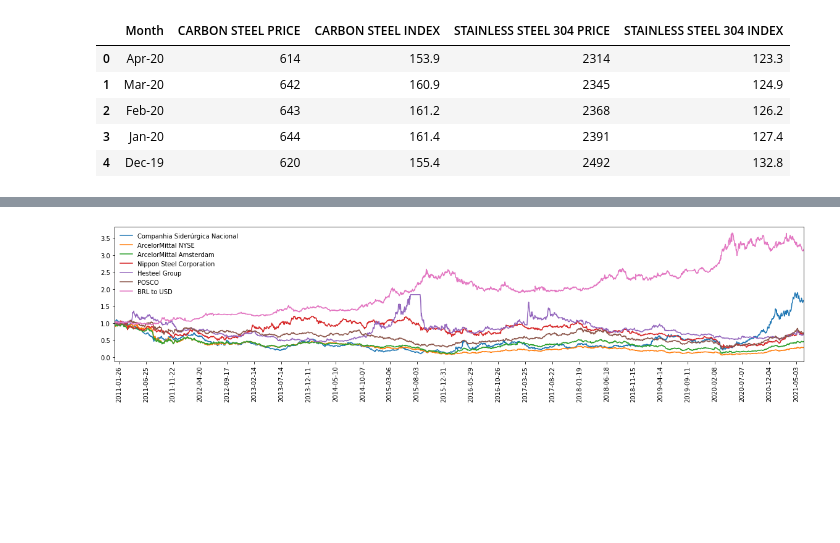
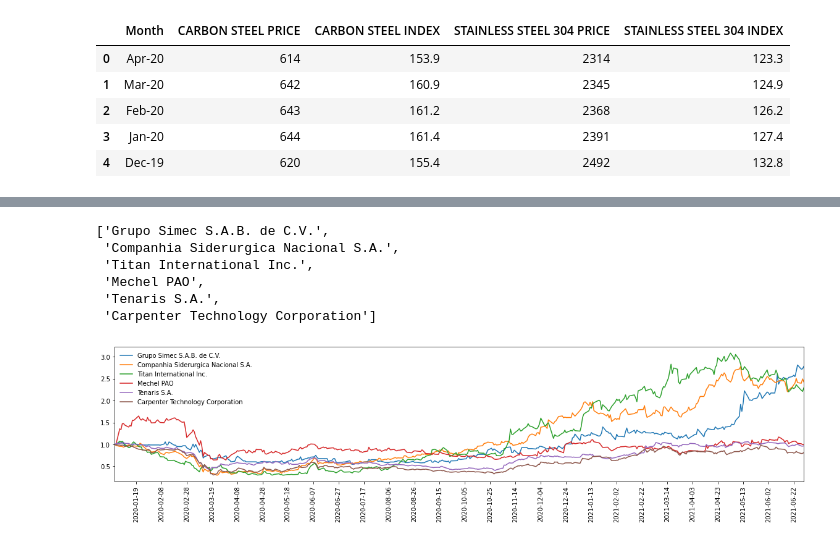
Before and after one commit to cafe-com-analytics/stock_market_index_daily_direction, a Jupyter notebook: notebooks/01_metallurical_sector_analysis.ipynb, the cells around one changed output, grey strips where cells are left out. Drawn from its saved outputs; the diff is of its cells as text; code cells hidden in the pictures; blank space fills up the shorter version.

```diff
--- a/notebooks/01_metallurical_sector_analysis.ipynb
+++ b/notebooks/01_metallurical_sector_analysis.ipynb
@@ -28,30 +39,3 @@ URL_STEEL_PROD = "https://worldsteelprices.com/"
-# %%
-def downloading_stocks_data(dct, start_date: str="2011-01-01", end_date: str="2022-01-01") -> pd.DataFrame:
-    """
-    Download the stocks daily information from tickers listed as keys of a dictionary, gets only "Close" price from
-    each day within start_date and end_date.
-
-    Args:
-        dct (dict): format {'ticker': {'name': name, etc}}
-        start_date (str, optional): [description]. Defaults to "2011-01-01".
-        end_date (str, optional): [description]. Defaults to "2022-01-01".
-
-    Returns:
-        pd.DataFrame: dataframe of close prices of each ticker.
-    """
-    df = yf.download(list(dct.keys())[0], start=start_date, end=end_date, show_errors=False)[["Close"]]
-    df.columns = [dct[list(dct.keys())[0]]["name"]]
-
-    for market_index in list(dct.keys())[1:]:
-        df_temp = yf.download(market_index, start=start_date, end=end_date)[["Close"]]
-        df_temp.columns = [dct[market_index]["name"]]
-        df = df.merge(df_temp, how='left', left_index=True, right_index=True)
-
-    df.dropna(how='all', axis=0, inplace=True)
-    df.fillna(method='ffill', inplace=True)
-    df.fillna(method='bfill', inplace=True)
-
-    return df
 # %% [markdown]
 # Aquisição dos dados
 
@@ -164,3 +124,3 @@ df
 # %%
-df_steel_nyse = downloading_stocks_data(dct_steel_nyse)
+df_steel_nyse = downloading_stocks_data(dct_steel_nyse, start_date=START_DATE, end_date=END_DATE)
 df_steel_nyse.head(10)
@@ -167,5 +158,6 @@ df_steel_nyse.head(10)
 # %%
-df_return_in_period = df.copy()
+df_return_in_period = df_steel_nyse.copy()
+df_return_in_period = return_in_period(df_return_in_period)
 
 df_return_in_period.tail()
 # %% [output]
@@ -179,18 +193,30 @@ df_return_in_period.tail()
+# %%
+top3_down3 = list(
+    df_return_in_period.iloc[-1].sort_values(ascending=False).index[:3]) + list(
+        df_return_in_period.iloc[-1].sort_values(ascending=False).index[-3:])
+top3_down3
+# %% [output]
+['Grupo Simec S.A.B. de C.V.',
+ 'Companhia Siderurgica Nacional S.A.',
+ 'Titan International Inc.',
+ 'Mechel PAO',
+ 'Tenaris S.A.',
+ 'Carpenter Technology Corporation']
 # %%
 fig = plt.figure(figsize=(20, 4))
 ax = fig.add_subplot(111)
 
 
-for market_index in df_return_in_period.columns:
+for market_index in top3_down3:
     ax.plot(df_return_in_period[market_index], label=market_index)
 
 date_min = df_return_in_period.index.min()
 date_max = df_return_in_period.index.max()
 ax.xaxis.set_major_locator(plt.MaxNLocator(30))
 ax.set_xlim(left=date_min, right=date_max)
 
 ax.legend(loc='upper left', frameon=False)
 plt.xticks(rotation=90)
 plt.show();
 # %% [output]
-[figure, old version]
+[figure, new version]
```
Also changed, not shown: parts of 28 cells of this notebook, 3 other files.
